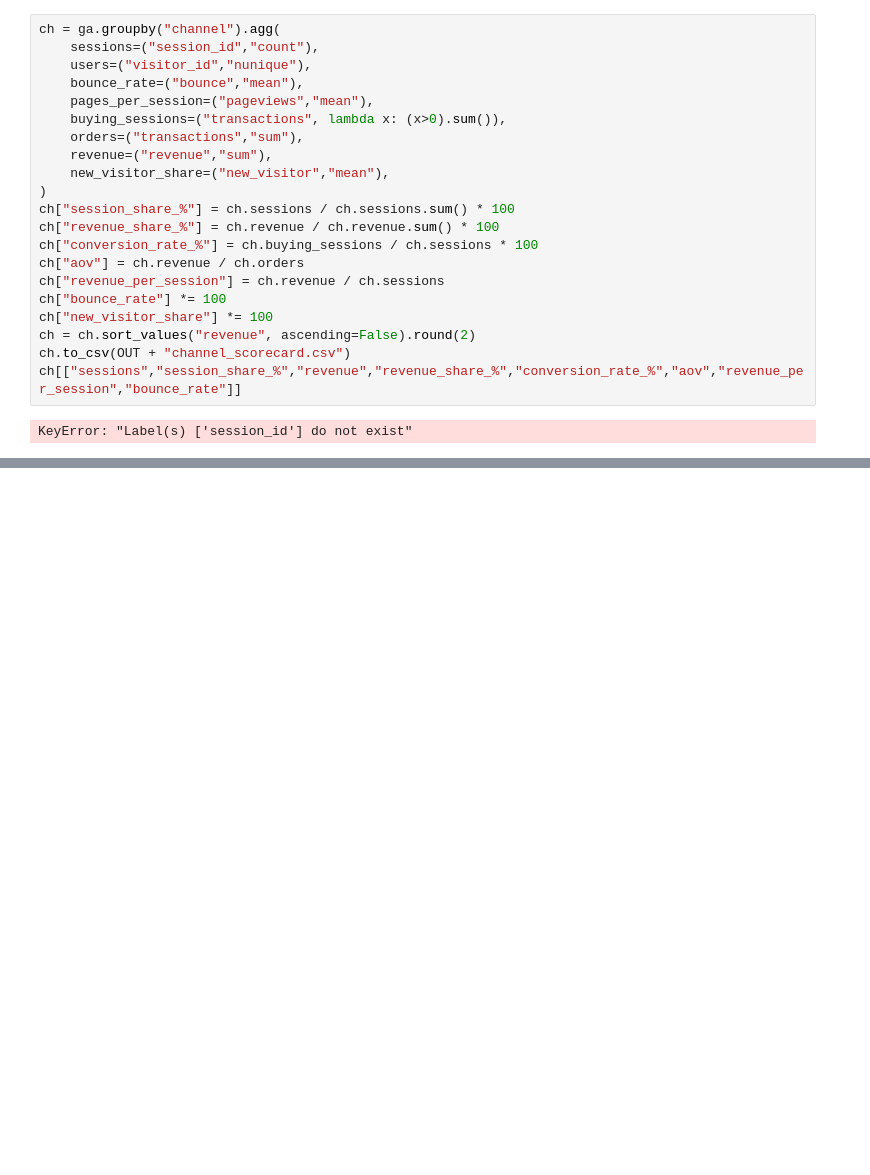
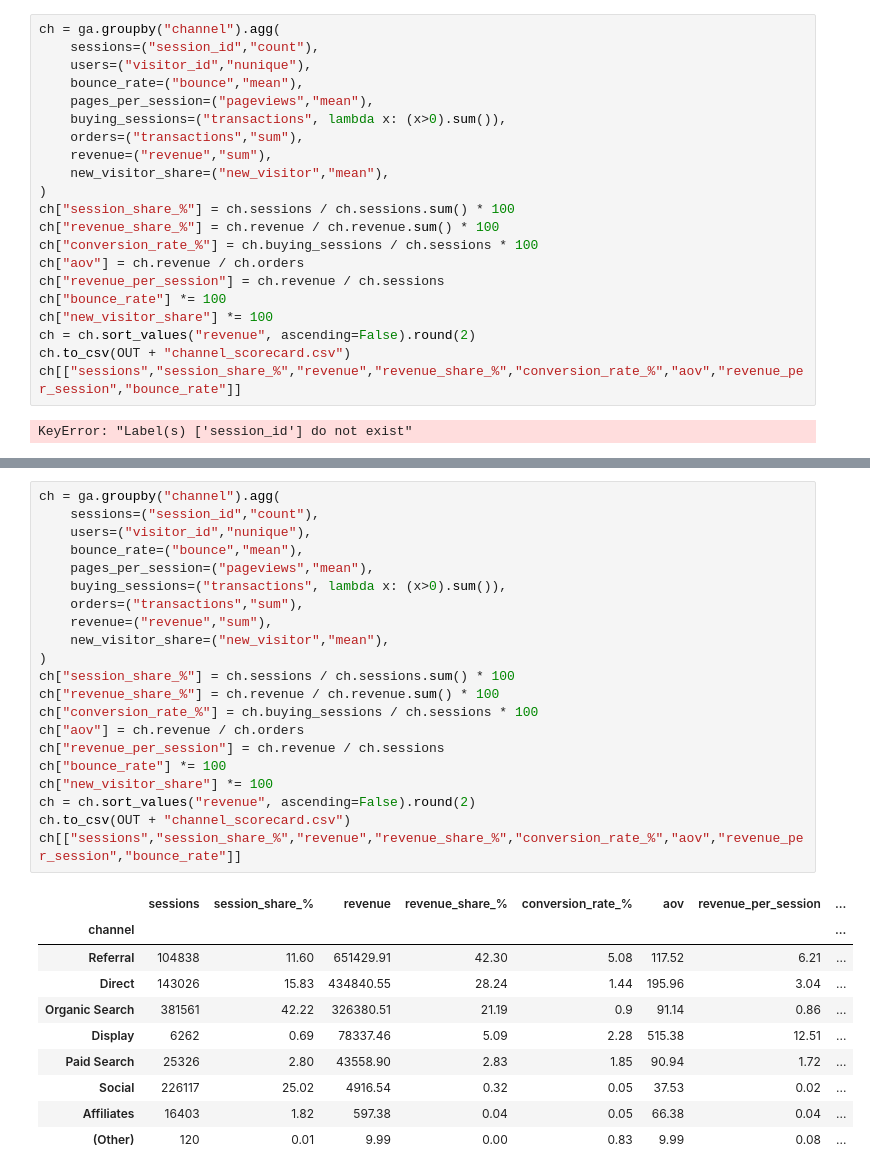
Before and after one commit to f20230030-wq/growth-marketing-analytics, a Jupyter notebook: module_2_google_analytics/python/02_channels_funnel.ipynb, the cells around one changed output, grey strips where cells are left out. Saved outputs shown, nothing was run; the diff lists cells and outputs as text; blank space fills up the shorter version.

```diff
--- a/module_2_google_analytics/python/02_channels_funnel.ipynb
+++ b/module_2_google_analytics/python/02_channels_funnel.ipynb
@@ -83,0 +112,32 @@ print(ga.shape, ga.date.dtype)
+# %%
+ch = ga.groupby("channel").agg(
+    sessions=("session_id","count"),
+    users=("visitor_id","nunique"),
+    bounce_rate=("bounce","mean"),
+    pages_per_session=("pageviews","mean"),
+    buying_sessions=("transactions", lambda x: (x>0).sum()),
+    orders=("transactions","sum"),
+    revenue=("revenue","sum"),
+    new_visitor_share=("new_visitor","mean"),
+)
+ch["session_share_%"] = ch.sessions / ch.sessions.sum() * 100
+ch["revenue_share_%"] = ch.revenue / ch.revenue.sum() * 100
+ch["conversion_rate_%"] = ch.buying_sessions / ch.sessions * 100
+ch["aov"] = ch.revenue / ch.orders
+ch["revenue_per_session"] = ch.revenue / ch.sessions
+ch["bounce_rate"] *= 100
+ch["new_visitor_share"] *= 100
+ch = ch.sort_values("revenue", ascending=False).round(2)
+ch.to_csv(OUT + "channel_scorecard.csv")
+ch[["sessions","session_share_%","revenue","revenue_share_%","conversion_rate_%","aov","revenue_per_session","bounce_rate"]]
+# %% [output]
+|  | sessions | session_share_% | revenue | revenue_share_% | conversion_rate_% | aov | revenue_per_session | ... |
+| channel |  |  |  |  |  |  |  | ... |
+| Referral | 104838 | 11.60 | 651429.91 | 42.30 | 5.08 | 117.52 | 6.21 | ... |
+| Direct | 143026 | 15.83 | 434840.55 | 28.24 | 1.44 | 195.96 | 3.04 | ... |
+| Organic Search | 381561 | 42.22 | 326380.51 | 21.19 | 0.9 | 91.14 | 0.86 | ... |
+| Display | 6262 | 0.69 | 78337.46 | 5.09 | 2.28 | 515.38 | 12.51 | ... |
+| Paid Search | 25326 | 2.80 | 43558.90 | 2.83 | 1.85 | 90.94 | 1.72 | ... |
+| Social | 226117 | 25.02 | 4916.54 | 0.32 | 0.05 | 37.53 | 0.02 | ... |
+| Affiliates | 16403 | 1.82 | 597.38 | 0.04 | 0.05 | 66.38 | 0.04 | ... |
+| (Other) | 120 | 0.01 | 9.99 | 0.00 | 0.83 | 9.99 | 0.08 | ... |
```
Also changed, not shown: parts of 12 cells of this notebook.
